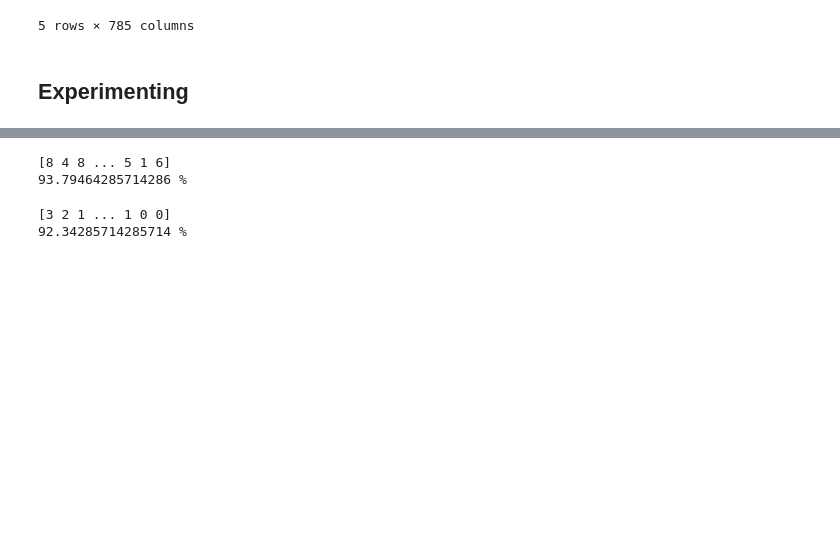
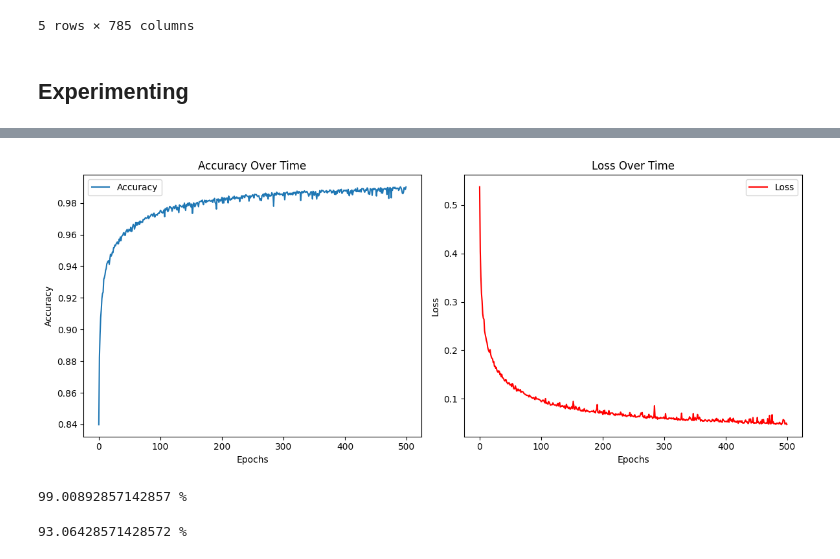
Before and after one commit to dhia619/Neural-Network-from-scratch, a Jupyter notebook: handwritten digits classification.ipynb, the cells around one changed output, grey strips where cells are left out. Cells and saved outputs as stored; diff of their text form; code cells hidden in the pictures; blank space fills up the shorter version.

```diff
--- a/handwritten digits classification.ipynb
+++ b/handwritten digits classification.ipynb
@@ -62,7 +62,7 @@ test_x,test_y = test_x.to_numpy(),test_y.to_numpy()
 ## Experimenting ##
 # %%
 #create an instance of the network
-nn = Network([784,10,10])
+nn = Network([784,16,16,10])
 # %%
-nn.train(train_x.T,train_y.T,learnRate=0.01,epochs=3000,batch_size=100,show_training_progress=True,show_training_progress_rate=100)
+nn.train(train_x.T,train_y.T,learnRate=0.01,epochs=500,batch_size=100,show_training_progress=True,show_training_progress_rate=100)
 # %% [output]
@@ -85,0 +74 @@ Epoch 2900, Loss: 0.2234849542542869
+[figure, added]
@@ -98,12 +75,10 @@ def calculate_accuracy(actual, predicted):
 # %%
-print(calculate_accuracy(train_y.T,nn.feed_forward(train_x.T))*100,"%")
+print(nn.calculate_accuracy(train_y.T,nn.feed_forward(train_x.T))*100,"%")
 # %% [output]
-[8 4 8 ... 5 1 6]
-93.79464285714286 %
+99.00892857142857 %
 # %%
-print(calculate_accuracy(test_y.T,nn.feed_forward(test_x.T))*100,"%")
+print(nn.calculate_accuracy(test_y.T,nn.feed_forward(test_x.T))*100,"%")
 # %% [output]
-[3 2 1 ... 1 0 0]
-92.34285714285714 %
+93.06428571428572 %
 # %%
 nn.save_model("handwritten_digits_V1.0")
```
Also changed, not shown: parts of 3 cells of this notebook, 1 other file.
